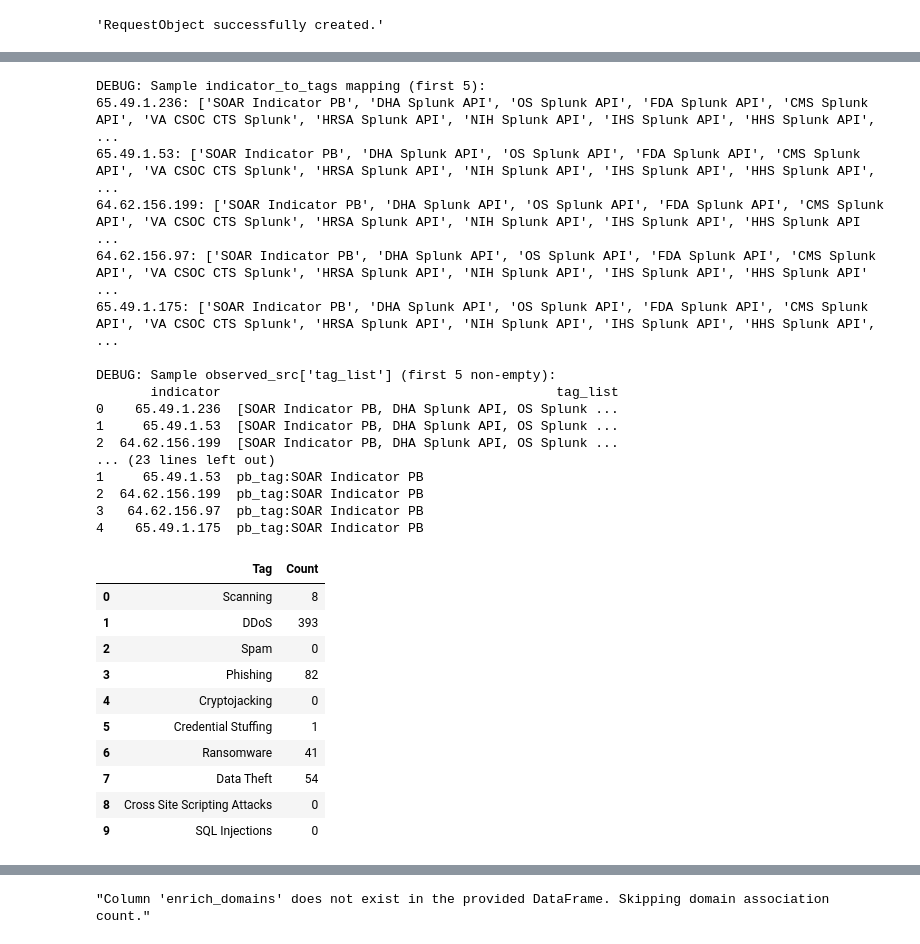
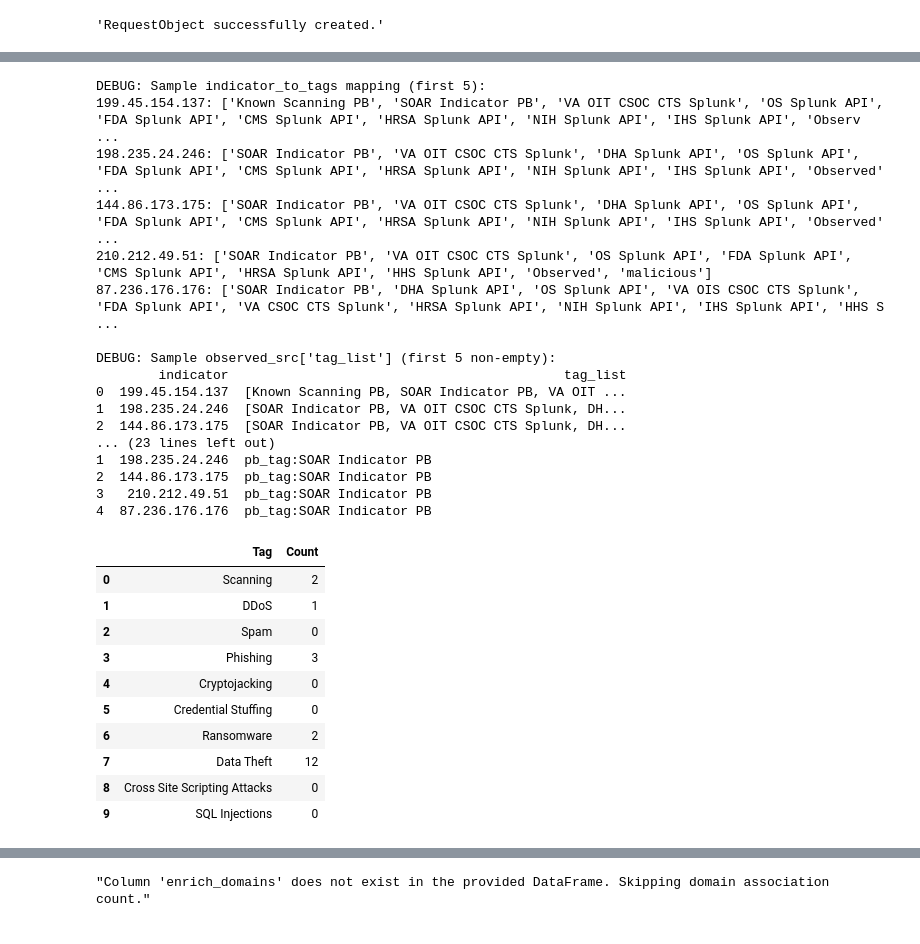
Before and after one commit to jaytlinaskew-org/htoc, a Jupyter notebook: notebooks/ThreatAssessment Scoring/ThreatAssessScoringV5.ipynb, the cells around one changed output, grey strips where cells are left out. Drawn from its saved outputs; the diff is of its cells as text; code cells hidden in the pictures.

```diff
--- a/notebooks/ThreatAssessment Scoring/ThreatAssessScoringV5.ipynb
+++ b/notebooks/ThreatAssessment Scoring/ThreatAssessScoringV5.ipynb
@@ -281,7 +281,7 @@ import pandas as pd
 
 # Configuration for observed indicators file and first-seen window
 OBSERVED_INDICATORS_CSV_PATH = r"Z:\HTOC\Data_Analytics\Data\Observed_Indicators\htoc_observed_indicators.csv"
-FIRSTSEEN_LOOKBACK_DAYS = 360
+FIRSTSEEN_LOOKBACK_DAYS = 7
 
 csv_path = OBSERVED_INDICATORS_CSV_PATH
 df_obs = pd.read_csv(csv_path)
@@ -454,6 +454,7 @@ PB_START_LOWER_TAGS = {
     "scanning cdn pb",
     "known scanning pb",
     "web scanner",
+    "active scanning",
 }
 
 def extract_pb_lower_tags(tag_list):
@@ -515,54 +516,54 @@ BOTNET_TAGS_OF_INTEREST = [
 tags_of_interest = BOTNET_TAGS_OF_INTEREST
 
 def tag_counter(tag_list, tag):
     if not isinstance(tag_list, list):
         return 0
     tag_lc = tag.lower()
     return sum(1 for t in tag_list if isinstance(t, str) and t.strip().lower() == tag_lc)
 
 tag_counts = {}
 for tag in tags_of_interest:
     tag_counts[tag] = observed_src_with_tags['tag_list'].apply(lambda lst: tag_counter(lst, tag)).sum()
 
 botnet_tags = set(tags_of_interest)
 botnet_tags_lower = {b.lower() for b in botnet_tags}
 
 def extract_botnet_tags(tag_list):
     if not isinstance(tag_list, list):
         return []
     return [t for t in tag_list if isinstance(t, str) and t.strip().lower() in botnet_tags_lower]
 
 indicator_to_tags = dict(zip(observed_src_with_tags['indicator'], observed_src_with_tags['tag_list']))
 observed_src['Botnet'] = observed_src['indicator'].map(lambda ind: extract_botnet_tags(indicator_to_tags.get(ind, [])))
 
 pd.DataFrame(list(tag_counts.items()), columns=['Tag', 'Count'])
 # %% [output]
 DEBUG: Sample indicator_to_tags mapping (first 5):
-65.49.1.236: ['SOAR Indicator PB', 'DHA Splunk API', 'OS Splunk API', 'FDA Splunk API', 'CMS Splunk API', 'VA CSOC CTS Splunk', 'HRSA Splunk API', 'NIH Splunk API', 'IHS Splunk API', 'HHS Splunk API', ...
-65.49.1.53: ['SOAR Indicator PB', 'DHA Splunk API', 'OS Splunk API', 'FDA Splunk API', 'CMS Splunk API', 'VA CSOC CTS Splunk', 'HRSA Splunk API', 'NIH Splunk API', 'IHS Splunk API', 'HHS Splunk API',  ...
-64.62.156.199: ['SOAR Indicator PB', 'DHA Splunk API', 'OS Splunk API', 'FDA Splunk API', 'CMS Splunk API', 'VA CSOC CTS Splunk', 'HRSA Splunk API', 'NIH Splunk API', 'IHS Splunk API', 'HHS Splunk API ...
-64.62.156.97: ['SOAR Indicator PB', 'DHA Splunk API', 'OS Splunk API', 'FDA Splunk API', 'CMS Splunk API', 'VA CSOC CTS Splunk', 'HRSA Splunk API', 'NIH Splunk API', 'IHS Splunk API', 'HHS Splunk API' ...
-65.49.1.175: ['SOAR Indicator PB', 'DHA Splunk API', 'OS Splunk API', 'FDA Splunk API', 'CMS Splunk API', 'VA CSOC CTS Splunk', 'HRSA Splunk API', 'NIH Splunk API', 'IHS Splunk API', 'HHS Splunk API', ...
+199.45.154.137: ['Known Scanning PB', 'SOAR Indicator PB', 'VA OIT CSOC CTS Splunk', 'OS Splunk API', 'FDA Splunk API', 'CMS Splunk API', 'HRSA Splunk API', 'NIH Splunk API', 'IHS Splunk API', 'Observ ...
+198.235.24.246: ['SOAR Indicator PB', 'VA OIT CSOC CTS Splunk', 'DHA Splunk API', 'OS Splunk API', 'FDA Splunk API', 'CMS Splunk API', 'HRSA Splunk API', 'NIH Splunk API', 'IHS Splunk API', 'Observed' ...
+144.86.173.175: ['SOAR Indicator PB', 'VA OIT CSOC CTS Splunk', 'DHA Splunk API', 'OS Splunk API', 'FDA Splunk API', 'CMS Splunk API', 'HRSA Splunk API', 'NIH Splunk API', 'IHS Splunk API', 'Observed' ...
+210.212.49.51: ['SOAR Indicator PB', 'VA OIT CSOC CTS Splunk', 'OS Splunk API', 'FDA Splunk API', 'CMS Splunk API', 'HRSA Splunk API', 'HHS Splunk API', 'Observed', 'malicious']
+87.236.176.176: ['SOAR Indicator PB', 'DHA Splunk API', 'OS Splunk API', 'VA OIS CSOC CTS Splunk', 'FDA Splunk API', 'VA CSOC CTS Splunk', 'HRSA Splunk API', 'NIH Splunk API', 'IHS Splunk API', 'HHS S ...
 
 DEBUG: Sample observed_src['tag_list'] (first 5 non-empty):
-       indicator                                           tag_list
-0    65.49.1.236  [SOAR Indicator PB, DHA Splunk API, OS Splunk ...
-1     65.49.1.53  [SOAR Indicator PB, DHA Splunk API, OS Splunk ...
-2  64.62.156.199  [SOAR Indicator PB, DHA Splunk API, OS Splunk ...
+        indicator                                           tag_list
+0  199.45.154.137  [Known Scanning PB, SOAR Indicator PB, VA OIT ...
+1  198.235.24.246  [SOAR Indicator PB, VA OIT CSOC CTS Splunk, DH...
+2  144.86.173.175  [SOAR Indicator PB, VA OIT CSOC CTS Splunk, DH...
 ... (23 lines left out)
-1     65.49.1.53  pb_tag:SOAR Indicator PB
-2  64.62.156.199  pb_tag:SOAR Indicator PB
-3   64.62.156.97  pb_tag:SOAR Indicator PB
-4    65.49.1.175  pb_tag:SOAR Indicator PB
+1  198.235.24.246  pb_tag:SOAR Indicator PB
+2  144.86.173.175  pb_tag:SOAR Indicator PB
+3   210.212.49.51  pb_tag:SOAR Indicator PB
+4  87.236.176.176  pb_tag:SOAR Indicator PB
 |  | Tag | Count |
-| 0 | Scanning | 8 |
-| 1 | DDoS | 393 |
+| 0 | Scanning | 2 |
+| 1 | DDoS | 1 |
 | 2 | Spam | 0 |
-| 3 | Phishing | 82 |
+| 3 | Phishing | 3 |
 | 4 | Cryptojacking | 0 |
-| 5 | Credential Stuffing | 1 |
-| 6 | Ransomware | 41 |
-| 7 | Data Theft | 54 |
+| 5 | Credential Stuffing | 0 |
+| 6 | Ransomware | 2 |
+| 7 | Data Theft | 12 |
 | 8 | Cross Site Scripting Attacks | 0 |
 | 9 | SQL Injections | 0 |
 # %%
```
Also changed, not shown: parts of 12 cells of this notebook, 50 other files.
